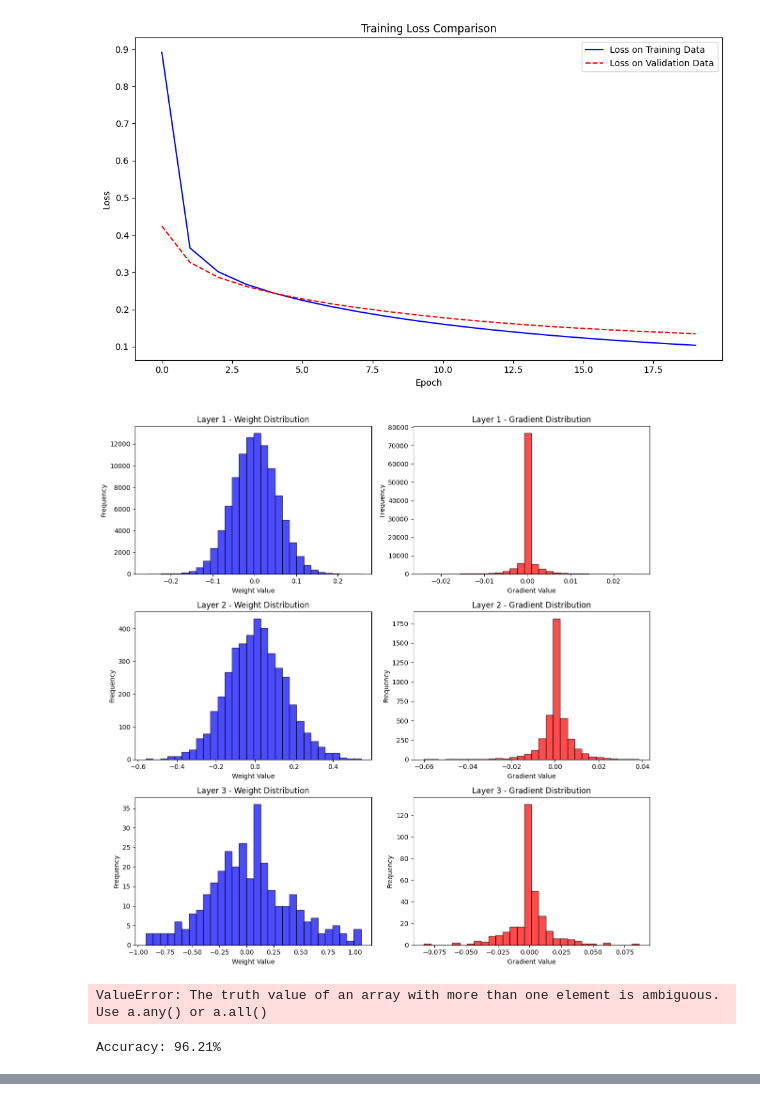
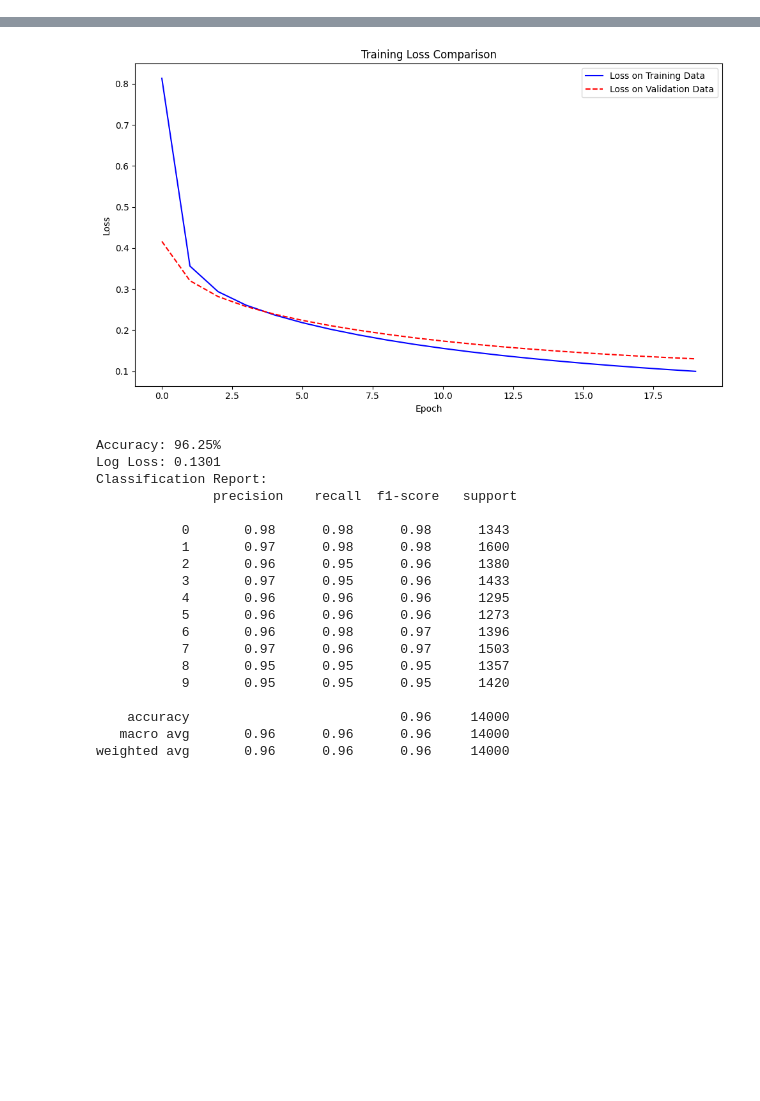
Before and after one commit to mrsuiii/FFNN-Scratch, a Jupyter notebook: src/test.ipynb, the cells around one changed output, grey strips where cells are left out. Cells and saved outputs as stored; diff of their text form; code cells hidden in the pictures; blank space fills up the shorter version.

Commit message:
test: test model up to weight initialization

```diff
--- a/src/test.ipynb
+++ b/src/test.ipynb
@@ -82,10 +50,0 @@ Validation Loss History: [0.4240085313696228, 0.3262844196423206, 0.286629713497
-# %%
-plot_training_comparison(training_history)
-plot_weight_distribution(model)
-# %% [output]
-[figure, removed]
-[figure, removed]
-# %%
-visualize_FFNN(model)
-# %% [output]
-ValueError: The truth value of an array with more than one element is ambiguous. Use a.any() or a.all()
@@ -95,8 +51,36 @@ pred = np.argmax(pred.data, axis=1)
-# %%
-def decode(y_onehot):
-    return np.argmax(y_onehot, axis=1)
-y_val = decode(y_val.data)
-accuracy = accuracy_score(y_val, pred)
-print(f"Accuracy: {accuracy * 100:.2f}%")
-# %% [output]
-Accuracy: 96.21%
+# %%
+layers = [
+    Layer(784, 128, activation=relu, weight_init=he_init),
+    Layer(128, 32, activation=relu, weight_init=he_init),
+    Layer(32, 10, activation=softmax, weight_init=he_init)
+]
+
+model = FFNN(layers=layers, loss_fn=cce_loss, lr=0.01)
+
+training_history = model.train(
+    training_data=X_train,
+    training_target=y_train,
+    max_epoch=20,
+    error_threshold=0.01,
+    batch_size=64,
+    validation_data=X_val,
+    validation_target=y_val,
+    verbose=True
+)
+
+plot_training_comparison(training_history)
+
+predictions = model(X_val)
+pred_labels = np.argmax(predictions.data, axis=1)
+
+y_val_labels = decode_one_hot(y_val.data)
+
+accuracy = accuracy_score(y_val_labels, pred_labels)
+print(f"Accuracy: {accuracy * 100:.2f}%")
+
+logloss = log_loss(y_val_labels, predictions.data)
+print(f"Log Loss: {logloss:.4f}")
+
+report = classification_report(y_val_labels, pred_labels)
+print("Classification Report:\n", report)
+# %% [output]
@@ -102,0 +107,20 @@ Accuracy: 96.21%
+[figure, added]
+Accuracy: 96.25%
+Log Loss: 0.1301
+Classification Report:
+               precision    recall  f1-score   support
+
+           0       0.98      0.98      0.98      1343
+           1       0.97      0.98      0.98      1600
+           2       0.96      0.95      0.96      1380
+           3       0.97      0.95      0.96      1433
+           4       0.96      0.96      0.96      1295
+           5       0.96      0.96      0.96      1273
+           6       0.96      0.98      0.97      1396
+           7       0.97      0.96      0.97      1503
+           8       0.95      0.95      0.95      1357
+           9       0.95      0.95      0.95      1420
+
+    accuracy                           0.96     14000
+   macro avg       0.96      0.96      0.96     14000
+weighted avg       0.96      0.96      0.96     14000
```
Also changed, not shown: parts of 9 cells of this notebook, 6 other files.
